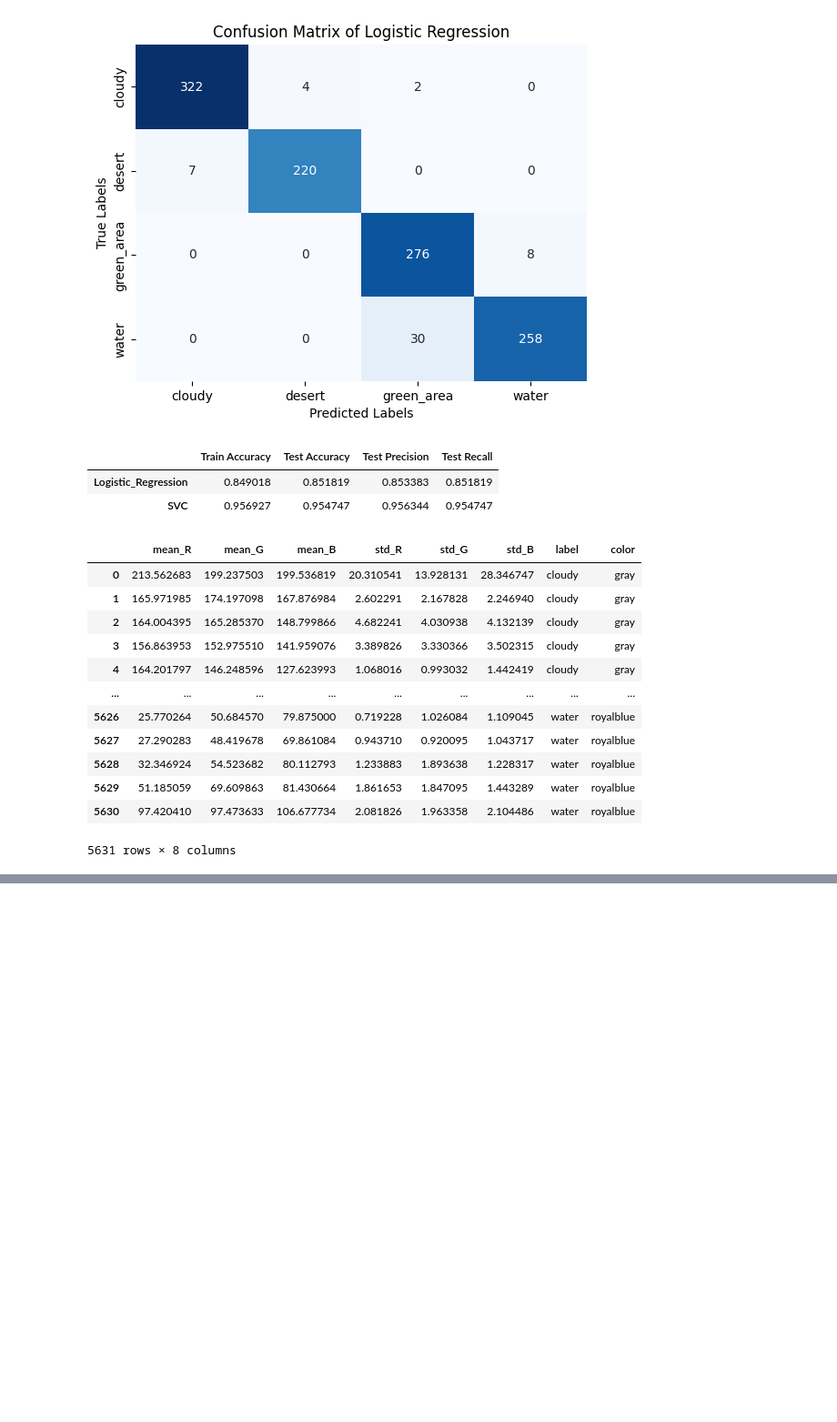
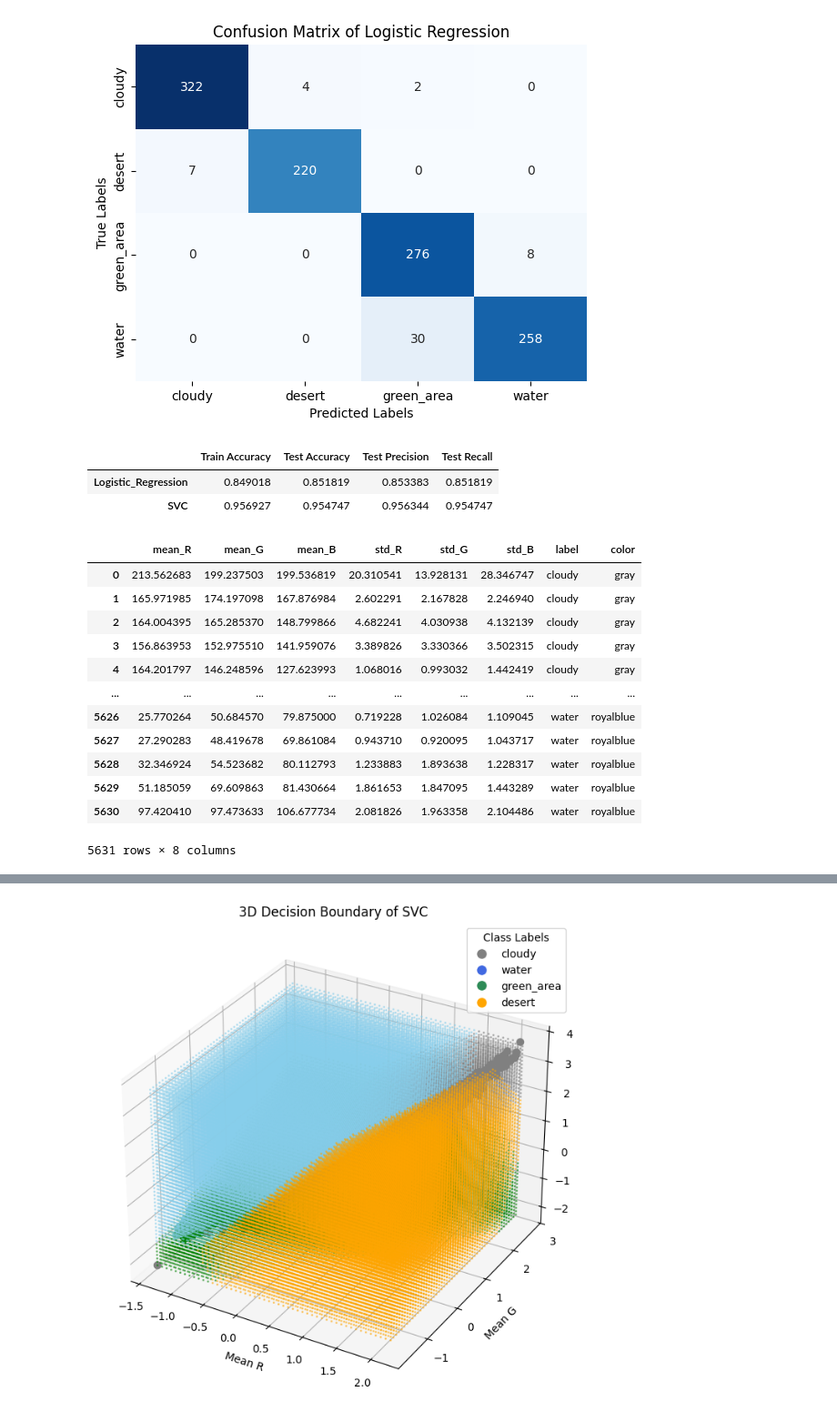
Before and after one commit to 10sajan10/CS6830_Project7, a Jupyter notebook: Project_7.ipynb, the cells around one changed output, grey strips where cells are left out. Shown at 91% size. Drawn from its saved outputs; the diff is of its cells as text; code cells hidden in the pictures; blank space fills up the shorter version.

```diff
--- a/Project_7.ipynb
+++ b/Project_7.ipynb
@@ -362,0 +361,19 @@ plt.show()
+# %%
+from sklearn.svm import LinearSVC
+linear_svc = LinearSVC(random_state=42)
+
+# Define the parameter grid for LinearSVC, only including the 'C' parameter
+param_grid = [{'C': [0.1, 1, 10, 100, 1000]}]
+
+# Set up GridSearchCV
+grid = GridSearchCV(linear_svc, param_grid, refit=True, verbose=3)
+
+# Fit the model to the training data
+grid.fit(trainX, trainY)
+
+# Output the best parameters and best score
+print("Best Parameters:", grid.best_params_)
+print("Best Score:", grid.best_score_)
+
+# Store the best score in trainscore
+trainscore['LinearSVC'] = grid.best_score_
@@ -362,0 +398,46 @@ plt.show()
+# %%
+label_mapping = {0: 'gray', 1: 'orange', 2: 'green', 3: 'skyblue'}
+
+lin_svc = LinearSVC(C=1000, random_state=42)
+lin_svc.fit(trainX[:,:3], trainY)
+
+x_min, x_max = trainX[:, 0].min(), trainX[:, 0].max()
+y_min, y_max = trainX[:, 1].min() , trainX[:, 1].max()
+z_min, z_max = trainX[:, 2].min(), trainX[:, 2].max()
+
+xx, yy, zz = np.meshgrid(
+    np.linspace(x_min, x_max, 50),
+    np.linspace(y_min, y_max, 50),
+    np.linspace(z_min, z_max, 50)
+)
+
+data_mesh = np.c_[xx.ravel(), yy.ravel(), zz.ravel()]
+Z = lin_svc.predict((data_mesh))  # Transform the mesh grid for predictions
+
+fig = plt.figure(figsize=(12, 8))
+ax = fig.add_subplot(111, projection='3d')
+
+# Scatter plot for the original training data points
+ax.scatter(trainX[:, 0], trainX[:, 1], trainX[:, 2],
+           c=[label_mapping[label] for label in trainY],
+           alpha=1, s=40, label='Training Data')
+
+# Visualize the decision boundary
+ax.scatter(data_mesh[:, 0], data_mesh[:, 1], data_mesh[:, 2],
+           c=[label_mapping[label] for label in Z],
+           alpha=0.5, s=1)
+
+# Labels and title
+ax.set_xlabel('Mean R')
+ax.set_ylabel('Mean G')
+ax.set_zlabel('Mean B')
+ax.set_title('3D Decision Boundary of SVC')
+
+# Create a legend
+handles = [plt.Line2D([0], [0], marker='o', color='w', markerfacecolor=color_mapping[label], markersize=10)
+           for label in color_mapping]
+ax.legend(handles, color_mapping.keys(), title="Class Labels")
+
+plt.show()
+# %% [output]
+[figure, added]
```
Also changed, not shown: parts of 6 cells of this notebook.
